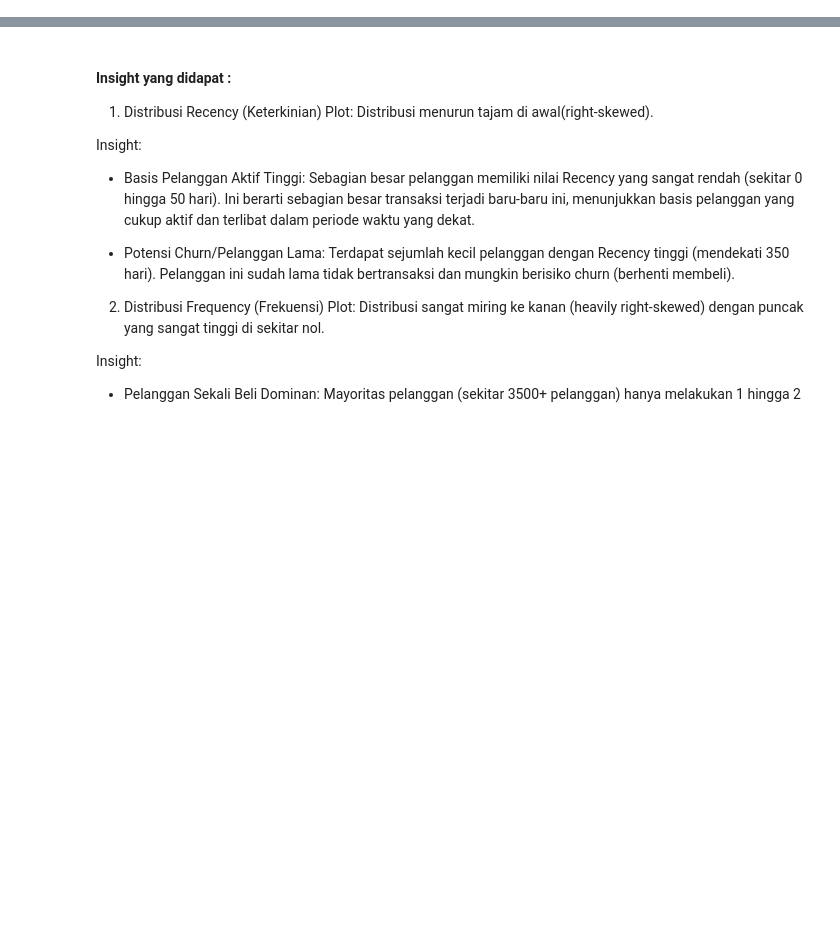
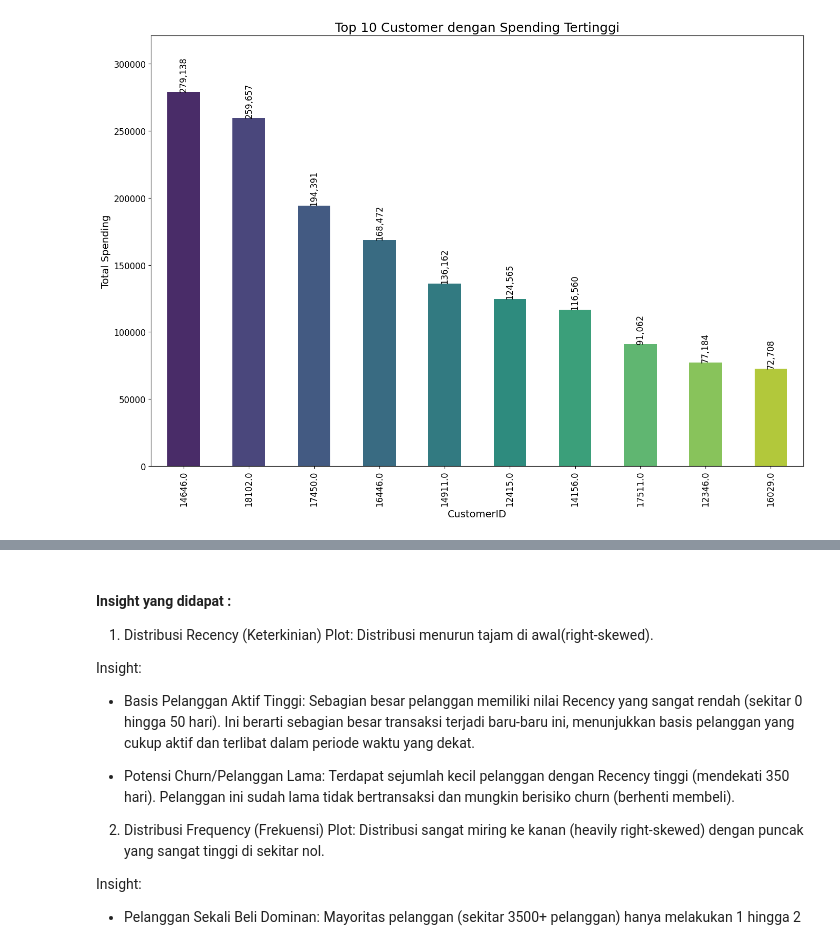
Before and after one commit to isyraffajar/Capstone-Asah, a Jupyter notebook: CustomerSegmentation.ipynb, the cells around one changed output, grey strips where cells are left out. Drawn from its saved outputs; the diff is of its cells as text; code cells hidden in the pictures; blank space fills up the shorter version.

```diff
--- a/CustomerSegmentation.ipynb
+++ b/CustomerSegmentation.ipynb
@@ -251,0 +194,3 @@ plt.show()
+# %%
+invoice_str = df_clean["InvoiceNo"].astype(str)
+df_clean = df_clean[~invoice_str.str.startswith(('A', 'C'))]
@@ -251,0 +421,77 @@ plt.show()
+# %%
+plt.figure(figsize=(14, 10))
+ax = sns.barplot(
+    data=top_customer,
+    x="CustomerID",
+    y="TotalPrice",
+    legend=False ,
+    order=top_customer.sort_values("TotalPrice", ascending=False)["CustomerID"],
+    palette="viridis",
+    width=0.5
+)
+
+ax.set_ylim(0, top_customer["TotalPrice"].max() * 1.15)
+
+for p in ax.patches:
+    ax.annotate(f'{p.get_height():,.0f}',
+                (p.get_x() + p.get_width()/2, p.get_height()),
+                ha='center', va='bottom', fontsize=12, rotation=90)  # tulisan lebih besar
+
+plt.title("Top 10 Customer dengan Spending Tertinggi", fontsize=18)
+plt.xlabel("CustomerID", fontsize=14)
+plt.ylabel("Total Spending", fontsize=14)
+plt.xticks(rotation=90, fontsize=12)
+plt.yticks(fontsize=12)
+plt.tight_layout()
+plt.show()
+
+plt.figure(figsize=(14, 10))
+ax = sns.barplot(
+    data=top_item_qty_sum,
+    x="Description",
+    y="Quantity",
+    hue="Description",
+    order=top_item_qty_sum.sort_values("Quantity", ascending=False)["Description"],
+    palette="magma",
+    width=0.5
+)
+
+ax.set_ylim(0, top_item_qty_sum["Quantity"].max() * 1.2)
+
+for p in ax.patches:
+    ax.annotate(f'{p.get_height():,.0f}',
+                (p.get_x() + p.get_width()/2, p.get_height()),
+                ha='center', va='bottom', fontsize=8, rotation=90)
+
+plt.title("Top 10 Item dengan Unit Terjual Tertinggi")
+plt.xlabel("Description")
+plt.ylabel("Total Quantity")
+plt.xticks(rotation=90)
+plt.tight_layout()
+plt.show()
+
+plt.figure(figsize=(14, 10))
+ax = sns.barplot(
+    data=top_item_qty_count,
+    x="Description",
+    y="Quantity",
+    hue="Description",
+    order=top_item_qty_count.sort_values("Quantity", ascending=False)["Description"],
+    palette="crest",
+    width=0.5
+)
+
+ax.set_ylim(0, top_item_qty_count["Quantity"].max() * 1.2)
+
+for p in ax.patches:
+    ax.annotate(f'{p.get_height():,.0f}',
+                (p.get_x() + p.get_width()/2, p.get_height()),
+                ha='center', va='bottom', fontsize=8, rotation=90)
+
+plt.title("Top 10 Item Paling Laku (Jumlah Transaksi)")
+plt.xlabel("Description")
+plt.ylabel("Jumlah Transaksi")
+plt.xticks(rotation=90)
+plt.tight_layout()
+plt.show()
+# %% [output]
@@ -251,0 +501 @@ plt.show()
+[figure, added]
```
Also changed, not shown: parts of 78 cells of this notebook.
